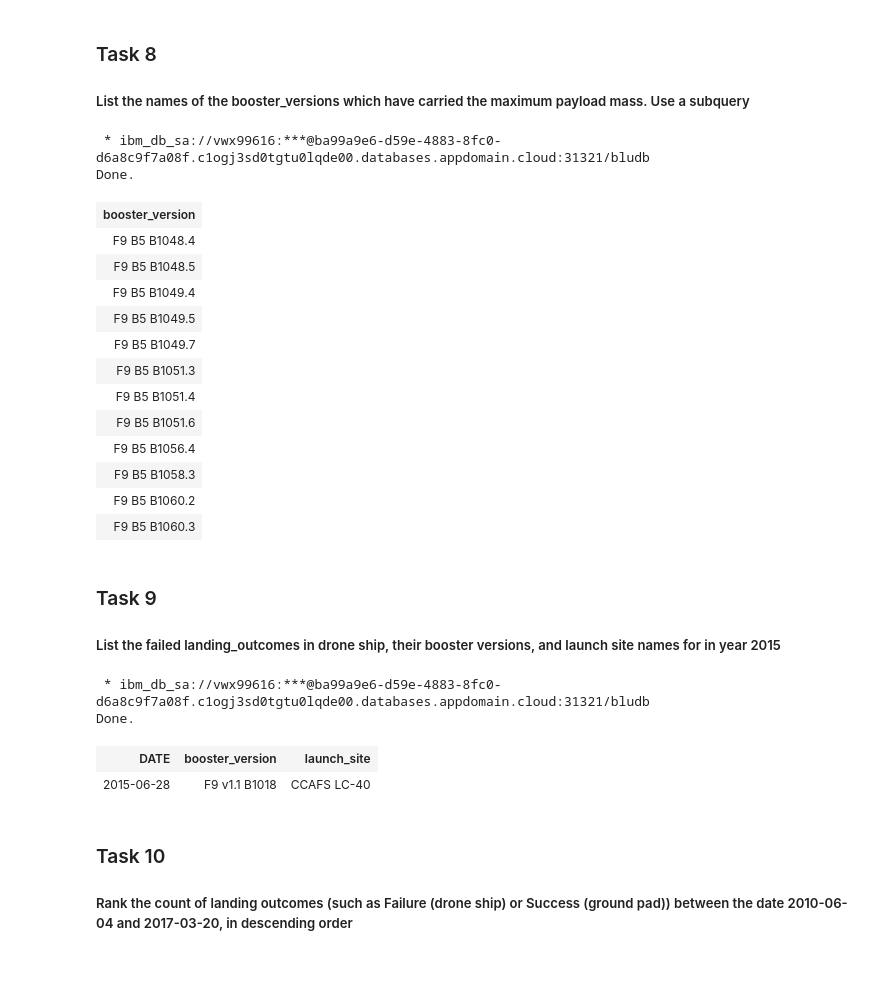
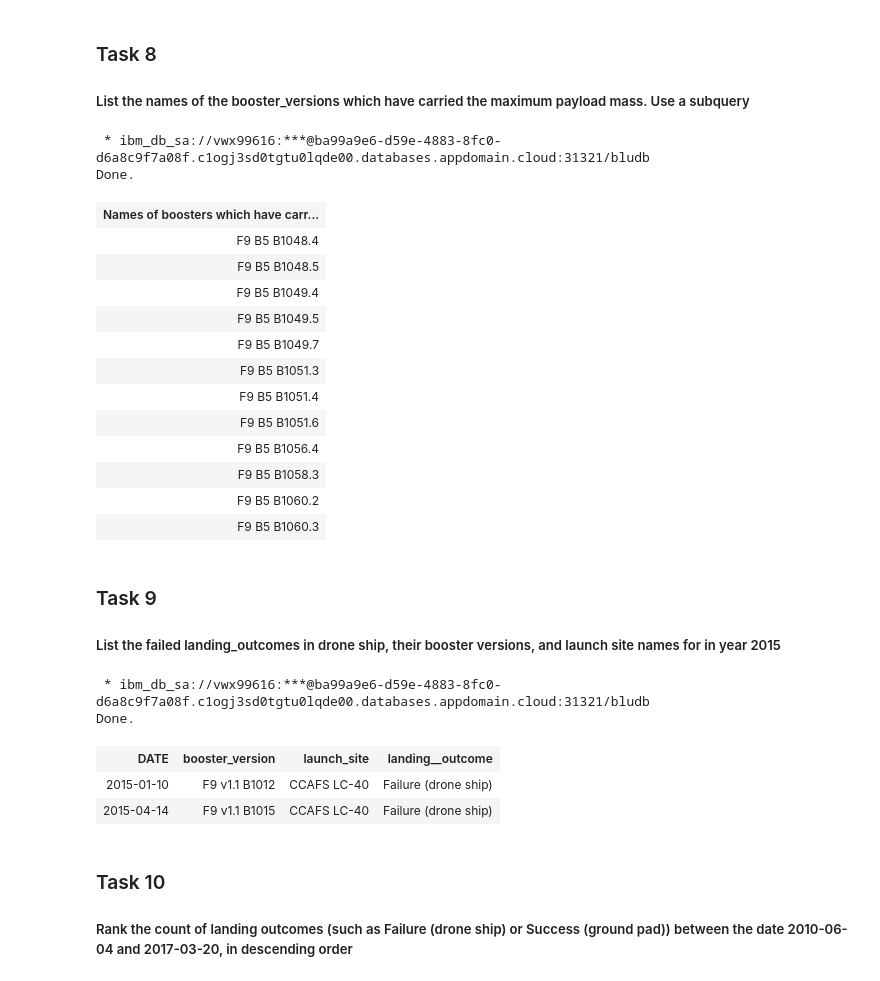
Before and after one commit to lurv1209/Applied-Data-Science-Capstone, a Jupyter notebook: EDA with SQL.ipynb, the cells around one changed output. Saved outputs shown, nothing was run; the diff lists cells and outputs as text; code cells hidden in the pictures.

```diff
--- a/EDA with SQL.ipynb
+++ b/EDA with SQL.ipynb
@@ -239,13 +258,13 @@ Done.
 ##### List the   names of the booster_versions which have carried the maximum payload mass. Use a subquery
 # %%
 %%sql
-select "BOOSTER_VERSION" from SPACEXDATASET
+select "BOOSTER_VERSION" as "Names of boosters which have carried the maximum payload mass" from SPACEXDATASET
 where "PAYLOAD_MASS__KG_" = (select max("PAYLOAD_MASS__KG_") from SPACEXDATASET)
 ORDER BY "BOOSTER_VERSION";
 # %% [output]
  * ibm_db_sa://vwx99616:***@ba99a9e6-d59e-4883-8fc0-d6a8c9f7a08f.c1ogj3sd0tgtu0lqde00.databases.appdomain.cloud:31321/bludb
 Done.
-| booster_version |
+| Names of boosters which have carr... |
 | F9 B5 B1048.4 |
 | F9 B5 B1048.5 |
 | F9 B5 B1049.4 |
@@ -264,14 +283,15 @@ Done.
 ##### List the failed landing_outcomes in drone ship, their booster versions, and launch site names for in year 2015
 # %%
 %%sql
-SELECT "DATE", "BOOSTER_VERSION", "LAUNCH_SITE" FROM SPACEXDATASET
-where "MISSION_OUTCOME" LIKE 'Failure%'
+SELECT "DATE", "BOOSTER_VERSION", "LAUNCH_SITE", "LANDING__OUTCOME" FROM SPACEXDATASET
+where "LANDING__OUTCOME" LIKE 'Failure (drone ship)'
 and YEAR("DATE") = 2015;
 # %% [output]
  * ibm_db_sa://vwx99616:***@ba99a9e6-d59e-4883-8fc0-d6a8c9f7a08f.c1ogj3sd0tgtu0lqde00.databases.appdomain.cloud:31321/bludb
 Done.
-| DATE | booster_version | launch_site |
-| 2015-06-28 | F9 v1.1 B1018 | CCAFS LC-40 |
+| DATE | booster_version | launch_site | landing__outcome |
+| 2015-01-10 | F9 v1.1 B1012 | CCAFS LC-40 | Failure (drone ship) |
+| 2015-04-14 | F9 v1.1 B1015 | CCAFS LC-40 | Failure (drone ship) |
 # %% [markdown]
 ### Task 10
 
```
Also changed, not shown: parts of 11 cells of this notebook.
